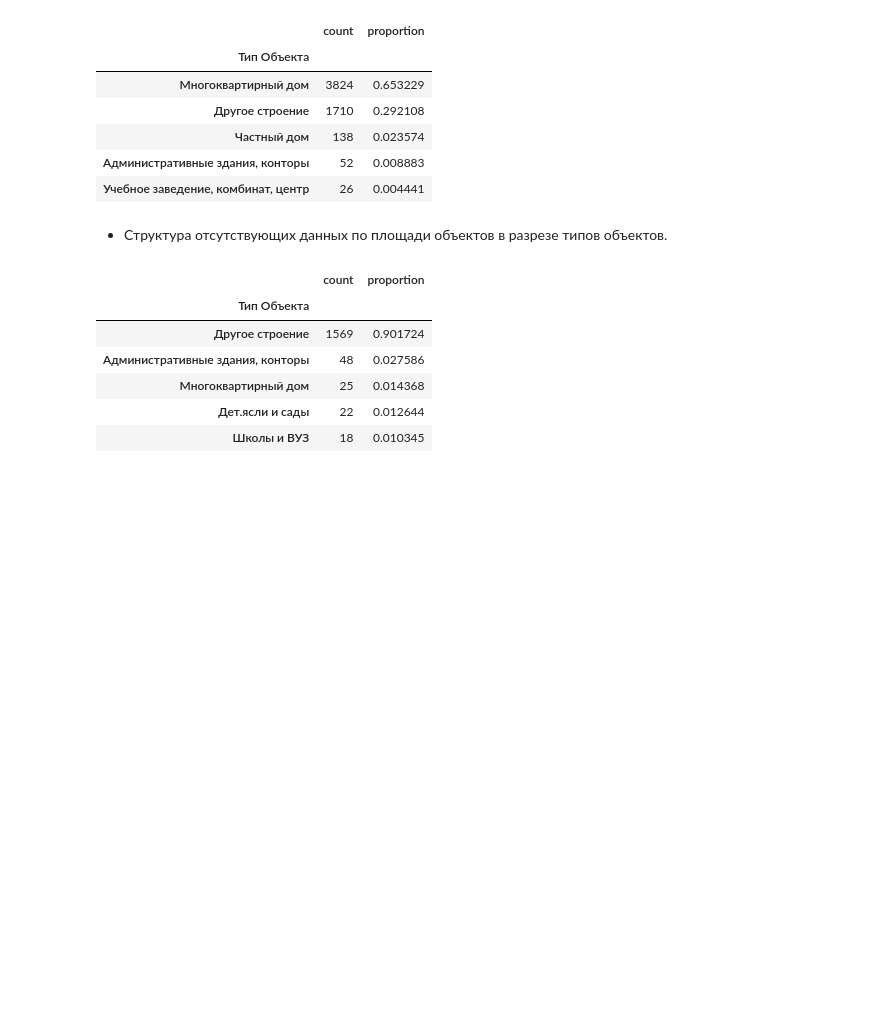
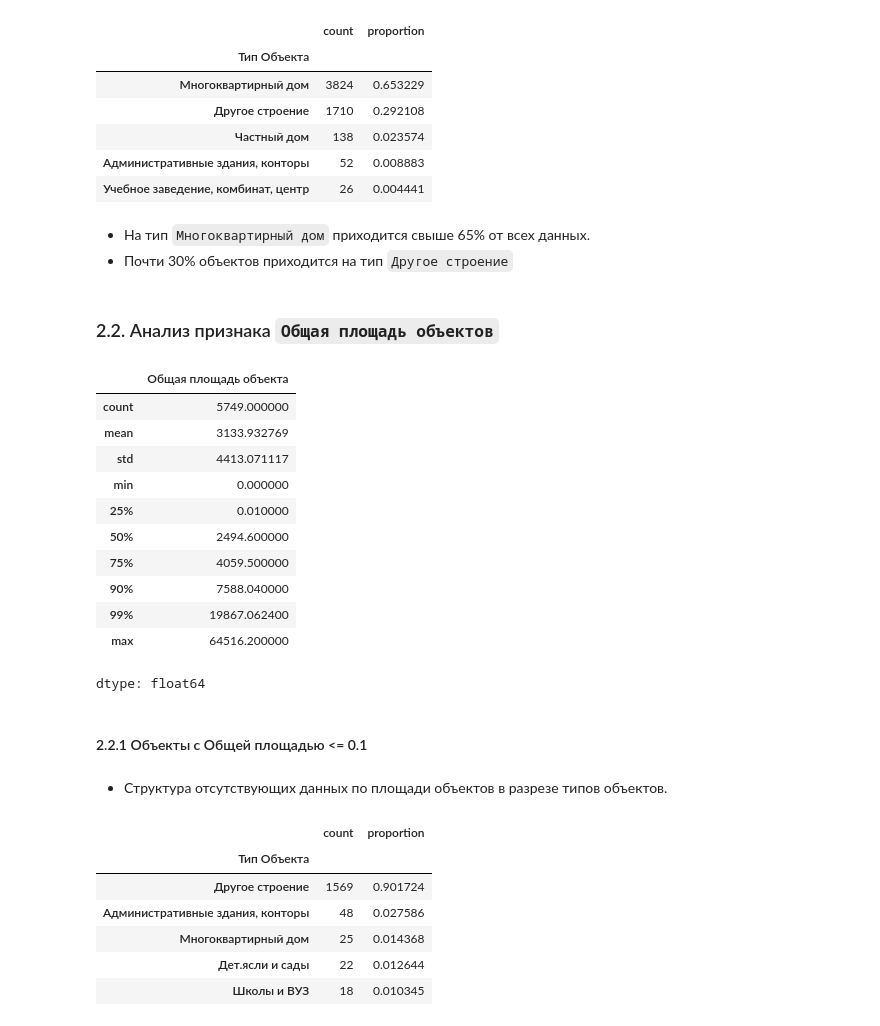
Before and after one commit to YaninaK/anomaly-detection, a Jupyter notebook: notebooks/01_EDA_&_data_preprocessing.ipynb, the cells around one changed output. Saved outputs shown, nothing was run; the diff lists cells and outputs as text; code cells hidden in the pictures; blank space fills up the shorter version.

````diff
--- a/notebooks/01_EDA_&_data_preprocessing.ipynb
+++ b/notebooks/01_EDA_&_data_preprocessing.ipynb
@@ -390,6 +142,28 @@ pd.concat(
 | Частный дом | 138 | 0.023574 |
 | Административные здания, конторы | 52 | 0.008883 |
 | Учебное заведение, комбинат, центр | 26 | 0.004441 |
+# %% [markdown]
+* На тип ```Многоквартирный дом``` приходится свыше 65% от всех данных.
+* Почти 30% объектов приходится на тип ```Другое строение```
+# %% [markdown]
+### 2.2. Анализ признака ```Общая площадь объектов```
+# %%
+buildings["Общая площадь объекта"].describe([0.25, 0.5, 0.75, 0.9, 0.99])
+# %% [output]
+|  | Общая площадь объекта |
+| count | 5749.000000 |
+| mean | 3133.932769 |
+| std | 4413.071117 |
+| min | 0.000000 |
+| 25% | 0.010000 |
+| 50% | 2494.600000 |
+| 75% | 4059.500000 |
+| 90% | 7588.040000 |
+| 99% | 19867.062400 |
+| max | 64516.200000 |
+dtype: float64
+# %% [markdown]
+#### 2.2.1 Объекты с Общей площадью <= 0.1
 # %% [markdown]
 * Структура отсутствующих данных по площади объектов в разрезе типов объектов.
 # %%
````
Also changed, not shown: parts of 60 cells of this notebook.
